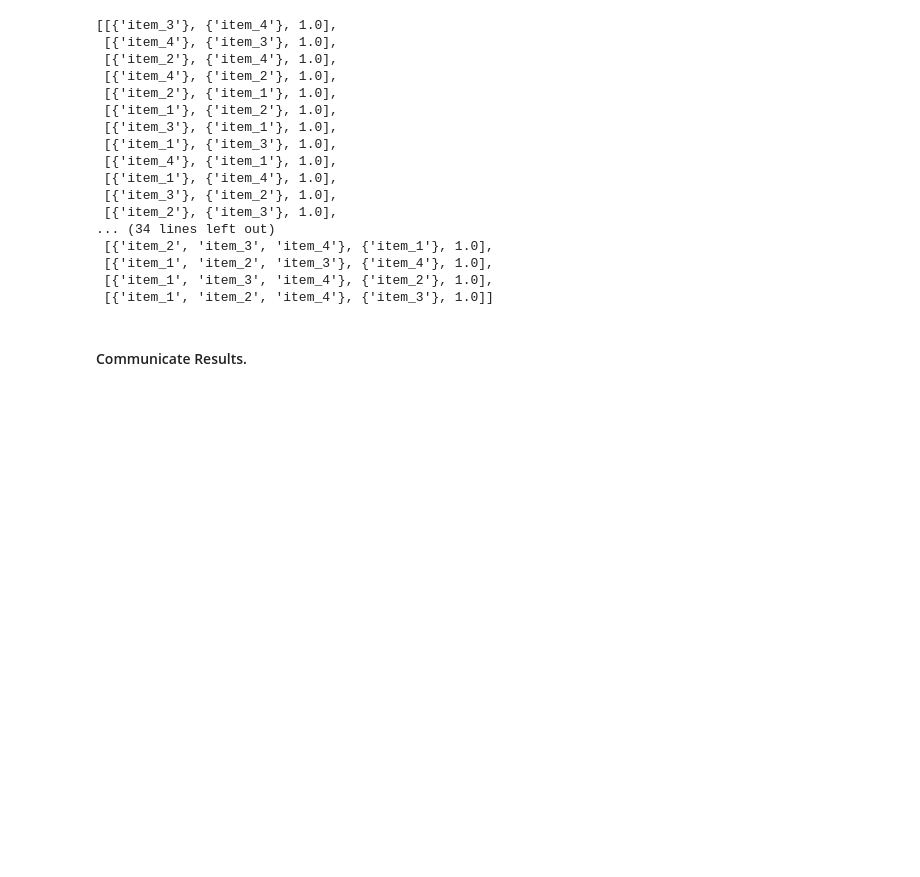
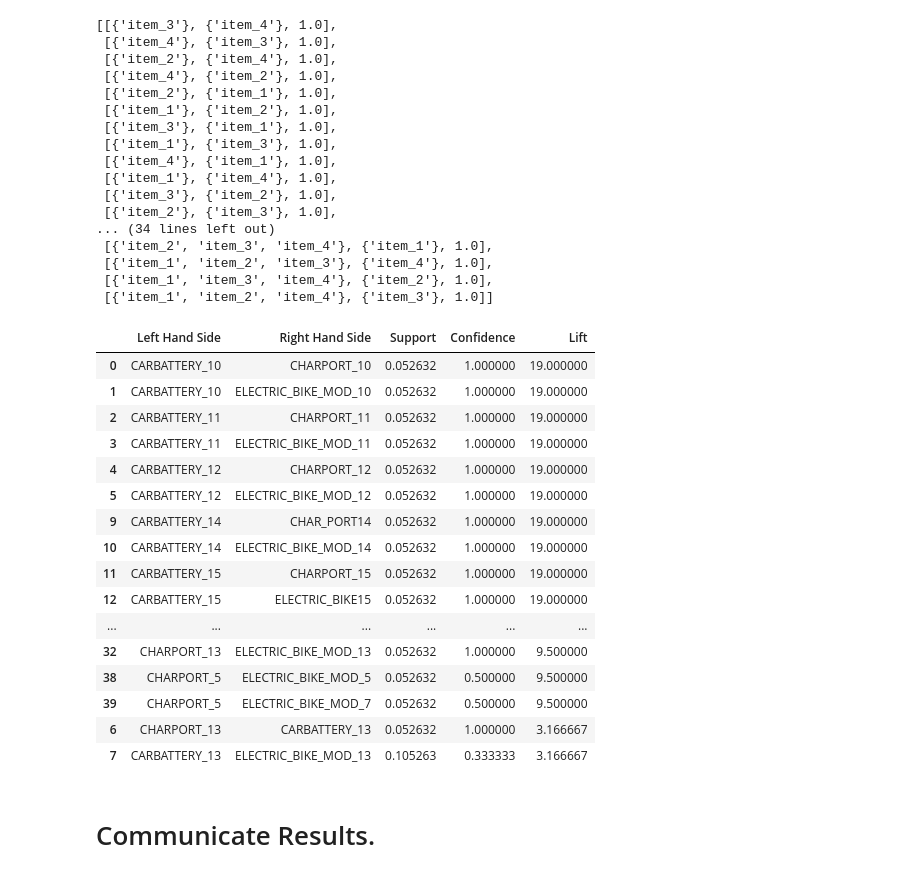
Before and after one commit to AbdulJaleel61/MBA, a Jupyter notebook: Market_Basket_Analysis.ipynb, the cells around one changed output. Saved outputs shown, nothing was run; the diff lists cells and outputs as text; code cells hidden in the pictures; blank space fills up the shorter version.

```diff
--- a/Market_Basket_Analysis.ipynb
+++ b/Market_Basket_Analysis.ipynb
@@ -257,2 +202,26 @@ rules
+# %%
+## Displaying the results non sorted
+resultsinDataFrame
+
+## Displaying the results sorted by descending lifts
+resultsinDataFrame.nlargest(n = 42, columns = 'Lift')
+# %% [output]
+|  | Left Hand Side | Right Hand Side | Support | Confidence | Lift |
+| 0 | CARBATTERY_10 | CHARPORT_10 | 0.052632 | 1.000000 | 19.000000 |
+| 1 | CARBATTERY_10 | ELECTRIC_BIKE_MOD_10 | 0.052632 | 1.000000 | 19.000000 |
+| 2 | CARBATTERY_11 | CHARPORT_11 | 0.052632 | 1.000000 | 19.000000 |
+| 3 | CARBATTERY_11 | ELECTRIC_BIKE_MOD_11 | 0.052632 | 1.000000 | 19.000000 |
+| 4 | CARBATTERY_12 | CHARPORT_12 | 0.052632 | 1.000000 | 19.000000 |
+| 5 | CARBATTERY_12 | ELECTRIC_BIKE_MOD_12 | 0.052632 | 1.000000 | 19.000000 |
+| 9 | CARBATTERY_14 | CHAR_PORT14 | 0.052632 | 1.000000 | 19.000000 |
+| 10 | CARBATTERY_14 | ELECTRIC_BIKE_MOD_14 | 0.052632 | 1.000000 | 19.000000 |
+| 11 | CARBATTERY_15 | CHARPORT_15 | 0.052632 | 1.000000 | 19.000000 |
+| 12 | CARBATTERY_15 | ELECTRIC_BIKE15 | 0.052632 | 1.000000 | 19.000000 |
+| ... | ... | ... | ... | ... | ... |
+| 32 | CHARPORT_13 | ELECTRIC_BIKE_MOD_13 | 0.052632 | 1.000000 | 9.500000 |
+| 38 | CHARPORT_5 | ELECTRIC_BIKE_MOD_5 | 0.052632 | 0.500000 | 9.500000 |
+| 39 | CHARPORT_5 | ELECTRIC_BIKE_MOD_7 | 0.052632 | 0.500000 | 9.500000 |
+| 6 | CHARPORT_13 | CARBATTERY_13 | 0.052632 | 1.000000 | 3.166667 |
+| 7 | CARBATTERY_13 | ELECTRIC_BIKE_MOD_13 | 0.105263 | 0.333333 | 3.166667 |
 # %% [markdown]
-#### Communicate Results.
+# Communicate Results.
```
Also changed, not shown: parts of 25 cells of this notebook.
